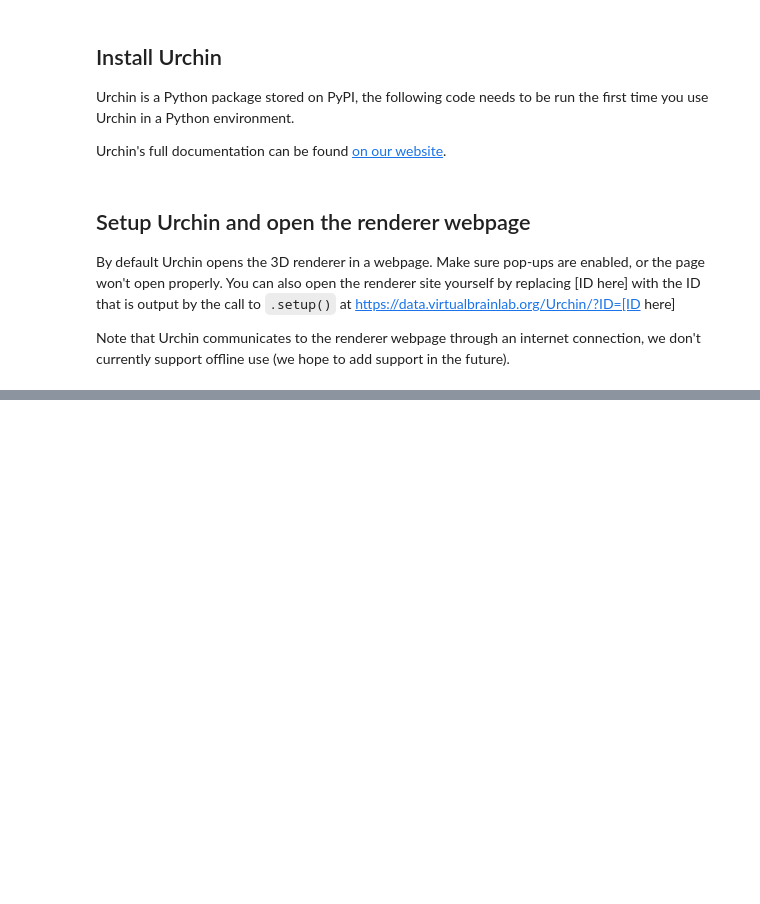
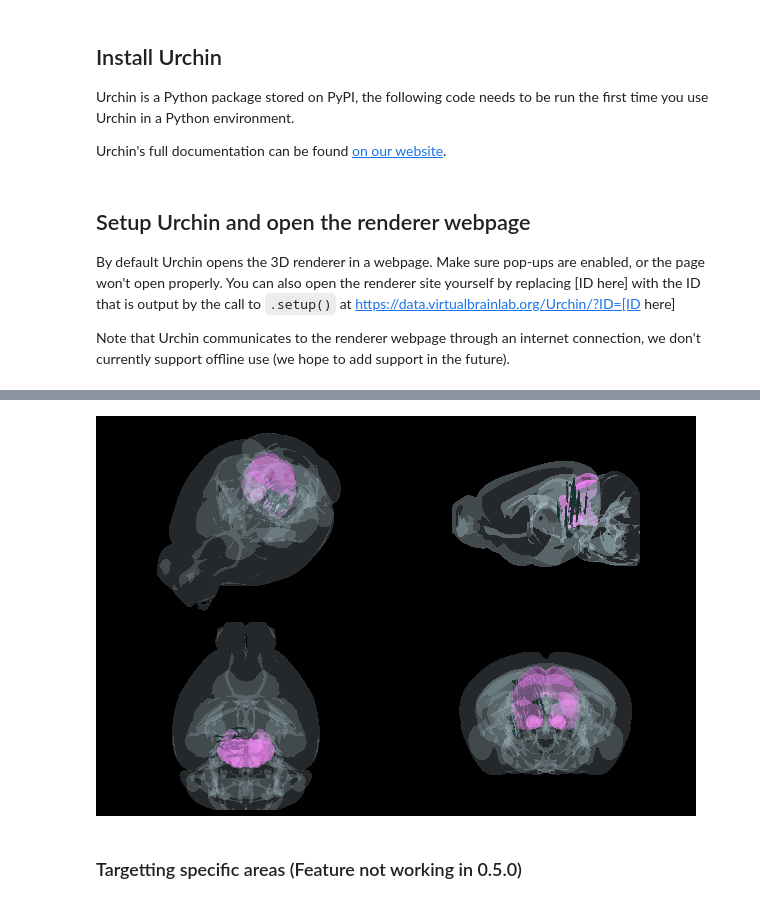
Before and after one commit to VirtualBrainLab/urchin-examples, a Jupyter notebook: basics/cameras.ipynb, the cells around one changed output, grey strips where cells are left out. Saved outputs shown, nothing was run; the diff lists cells and outputs as text; code cells hidden in the pictures; blank space fills up the shorter version.

```diff
--- a/basics/cameras.ipynb
+++ b/basics/cameras.ipynb
@@ -140,0 +118,5 @@ To download files from the Colab UI, click the file icon on the left bar. Double
+# %%
+# Create three additional cameras
+a_cam = urchin.camera.Camera()
+s_cam = urchin.camera.Camera()
+c_cam = urchin.camera.Camera()
@@ -140,0 +128,12 @@ To download files from the Colab UI, click the file icon on the left bar. Double
+# %%
+a_cam.set_rotation('axial')
+a_cam.set_zoom(7)
+a_cam.set_background_color('#000000')
+
+s_cam.set_rotation('sagittal')
+s_cam.set_zoom(7)
+s_cam.set_background_color('#000000')
+
+c_cam.set_rotation('coronal')
+c_cam.set_zoom(6)
+c_cam.set_background_color('#000000')
@@ -140,0 +142,5 @@ To download files from the Colab UI, click the file icon on the left bar. Double
+# %%
+angled_png = await urchin.camera.main.screenshot(size=[300,200])
+axial_png = await a_cam.screenshot(size=[300,200])
+sagittal_png = await s_cam.screenshot(size=[300,200])
+coronal_png = await c_cam.screenshot(size=[300,200])
@@ -140,0 +156,13 @@ To download files from the Colab UI, click the file icon on the left bar. Double
+# %%
+grid_image = Image.new('RGBA', (600, 400))
+
+grid_image.paste(angled_png, (0, 0))
+grid_image.paste(sagittal_png, (300, 0))
+grid_image.paste(axial_png, (0, 200))
+grid_image.paste(coronal_png, (300, 200))
+
+grid_image
+# %% [output]
+[figure, added]
+# %% [markdown]
+### Targetting specific areas (Feature not working in 0.5.0)
```
Also changed, not shown: parts of 52 cells of this notebook.
